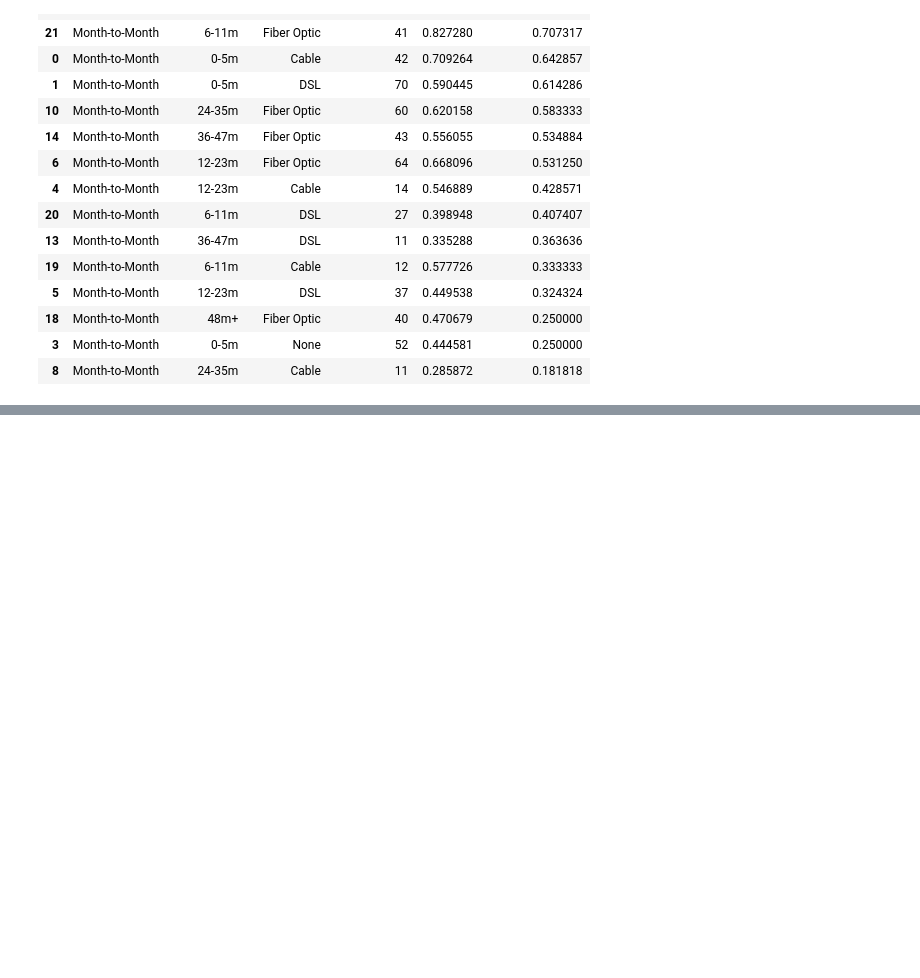
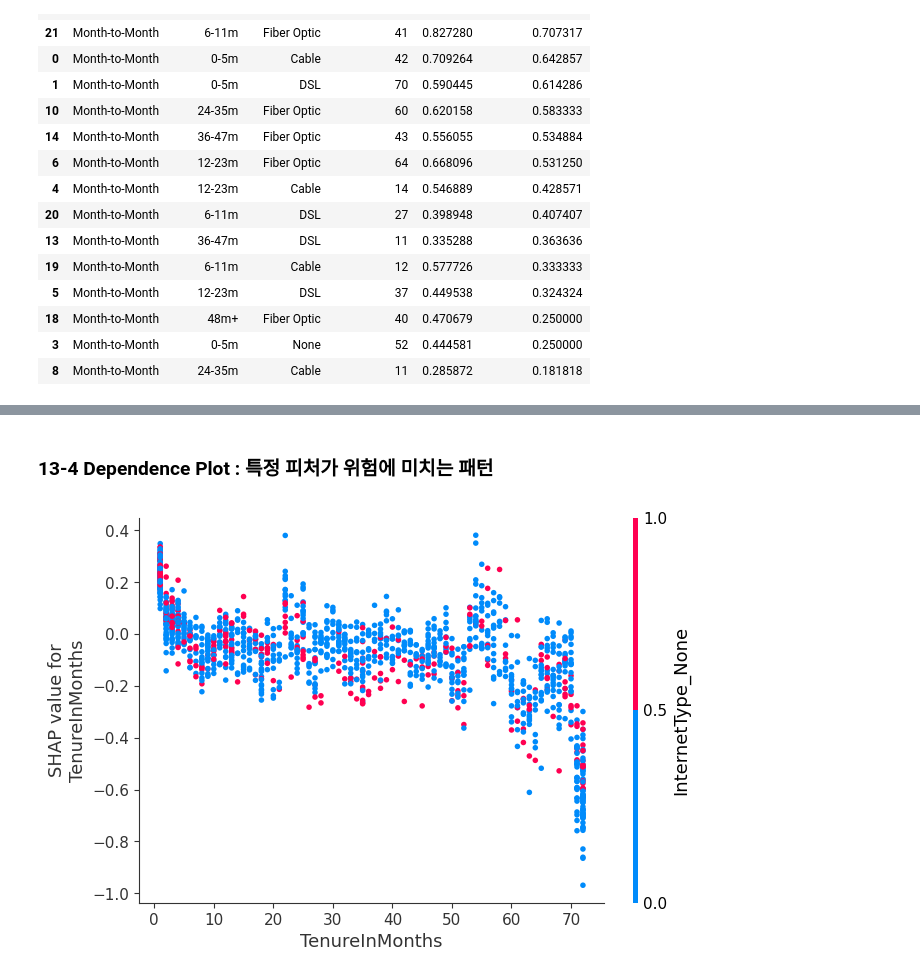
Before and after one commit to ppark6189/telco_churn_prediction_analysis, a Jupyter notebook: notebook/Telco_Churn_Analysis_EDA_to_Machine_Learning.ipynb, the cells around one changed output, grey strips where cells are left out. Cells and saved outputs as stored; diff of their text form; code cells hidden in the pictures; blank space fills up the shorter version.

```diff
--- a/notebook/Telco_Churn_Analysis_EDA_to_Machine_Learning.ipynb
+++ b/notebook/Telco_Churn_Analysis_EDA_to_Machine_Learning.ipynb
@@ -1135,0 +1314,7 @@ symptom_rules.head(15)
+# %% [markdown]
+### 13-4 Dependence Plot : 특정 피처가 위험에 미치는 패턴
+# %%
+# 가입기간, 요금, 인터넷 유형 확인
+shap.dependence_plot("TenureInMonths", shap_values_fs, X_fs_test)
+# %% [output]
+[figure, added]
```
Also changed, not shown: parts of 53 cells of this notebook, 1 other file.
